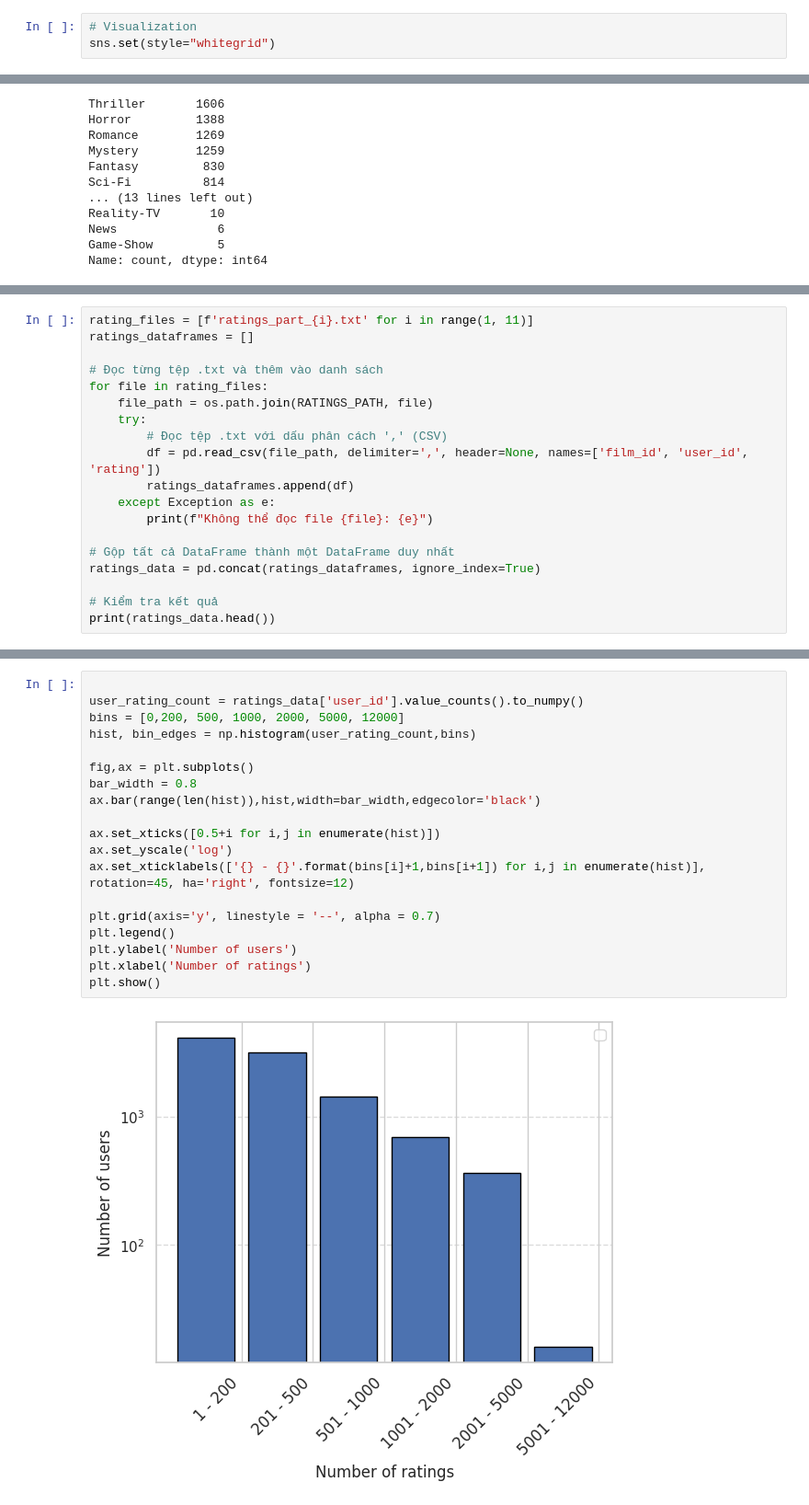
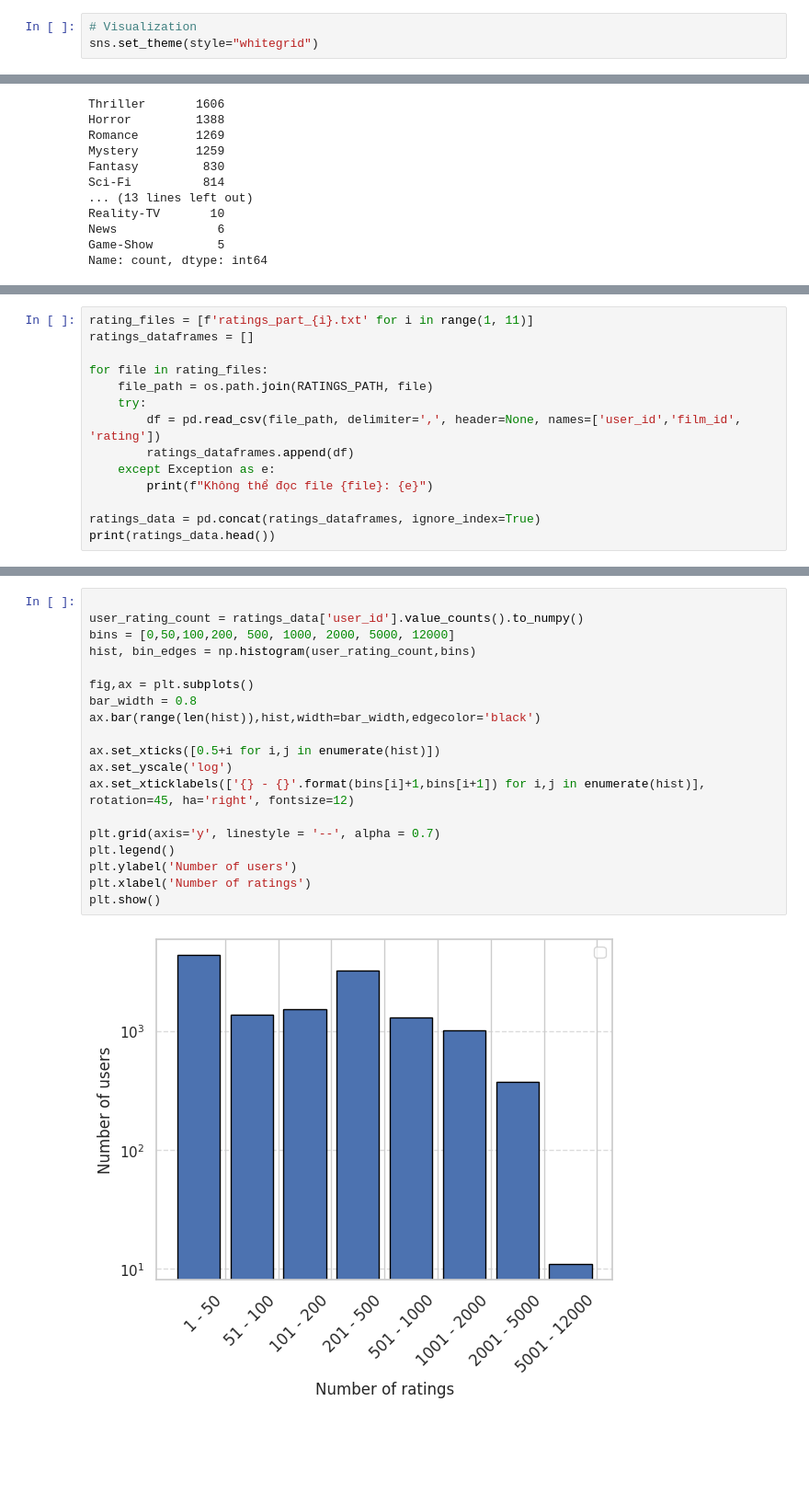
Before and after one commit to thanh309/film-finder, a Jupyter notebook: code/EDA_VIsual.ipynb, the cells around one changed output, grey strips where cells are left out. Shown: that part at 92% size. Saved outputs shown, nothing was run; the diff lists cells and outputs as text; blank space fills up the shorter version.

```diff
--- a/code/EDA_VIsual.ipynb
+++ b/code/EDA_VIsual.ipynb
@@ -64,6 +85,6 @@ dtype: int64
 # %%
 # Visualization
-sns.set(style="whitegrid")
+sns.set_theme(style="whitegrid")
 # %%
 plt.figure(figsize=(8, 6))
 sns.histplot(film_data['ratingValue'], kde=True, bins=10, color="blue")
@@ -122,19 +142,14 @@ plt.show()
 rating_files = [f'ratings_part_{i}.txt' for i in range(1, 11)]
 ratings_dataframes = []
 
-# Đọc từng tệp .txt và thêm vào danh sách
 for file in rating_files:
     file_path = os.path.join(RATINGS_PATH, file)
     try:
-        # Đọc tệp .txt với dấu phân cách ',' (CSV)
-        df = pd.read_csv(file_path, delimiter=',', header=None, names=['film_id', 'user_id', 'rating'])
+        df = pd.read_csv(file_path, delimiter=',', header=None, names=['user_id','film_id', 'rating'])
         ratings_dataframes.append(df)
     except Exception as e:
         print(f"Không thể đọc file {file}: {e}")
 
-# Gộp tất cả DataFrame thành một DataFrame duy nhất
 ratings_data = pd.concat(ratings_dataframes, ignore_index=True)
-
-# Kiểm tra kết quả
 print(ratings_data.head())
 # %% [output]
@@ -184,24 +199,24 @@ dtype: int64
 # %%
 
 user_rating_count = ratings_data['user_id'].value_counts().to_numpy()
-bins = [0,200, 500, 1000, 2000, 5000, 12000]
+bins = [0,50,100,200, 500, 1000, 2000, 5000, 12000]
 hist, bin_edges = np.histogram(user_rating_count,bins)
 
 fig,ax = plt.subplots()
 bar_width = 0.8
 ax.bar(range(len(hist)),hist,width=bar_width,edgecolor='black')
 
 ax.set_xticks([0.5+i for i,j in enumerate(hist)])
 ax.set_yscale('log')
 ax.set_xticklabels(['{} - {}'.format(bins[i]+1,bins[i+1]) for i,j in enumerate(hist)], rotation=45, ha='right', fontsize=12)
 
 plt.grid(axis='y', linestyle = '--', alpha = 0.7)
 plt.legend()
 plt.ylabel('Number of users')
 plt.xlabel('Number of ratings')
 plt.show()
 # %% [output]
-[figure, old version]
+[figure, new version]
 # %%
 avg_ratings = ratings_data.groupby('user_id')['rating'].mean().to_numpy()
 bins = [1, 2, 3, 4, 5, 6, 7, 8, 9, 10]
```
Also changed, not shown: parts of 10 cells of this notebook.
